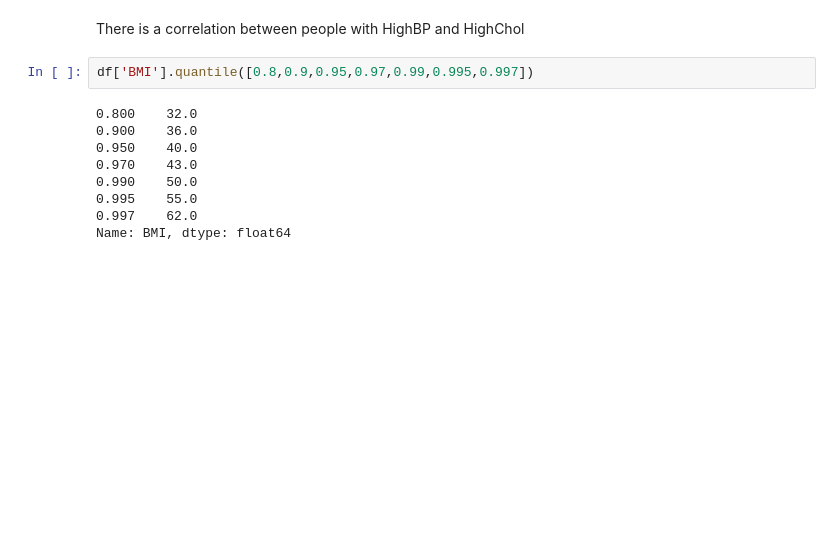
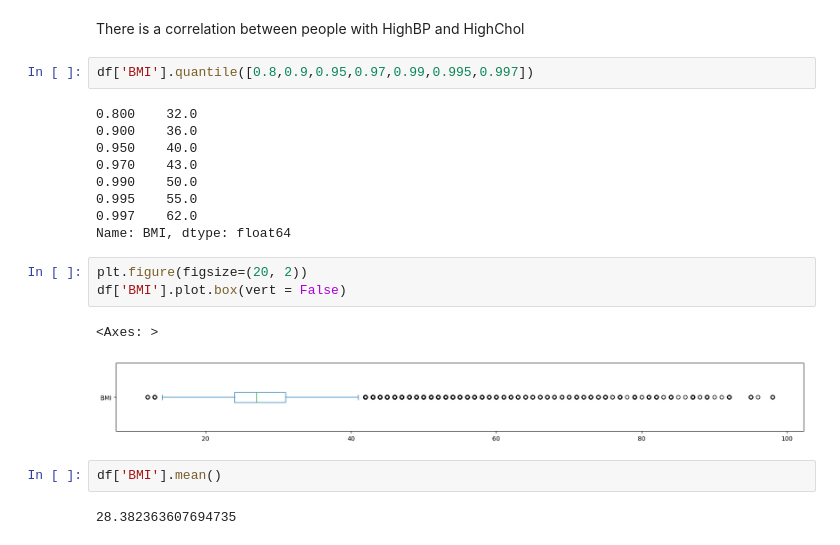
Before and after one commit to albertodavincishekhawat/BasicMachineLearning, a Jupyter notebook: ML.ipynb, the cells around one changed output. Saved outputs shown, nothing was run; the diff lists cells and outputs as text; blank space fills up the shorter version.

```diff
--- a/ML.ipynb
+++ b/ML.ipynb
@@ -399,3 +400,13 @@ df['BMI'].quantile([0.8,0.9,0.95,0.97,0.99,0.995,0.997])
 0.995    55.0
 0.997    62.0
 Name: BMI, dtype: float64
+# %%
+plt.figure(figsize=(20, 2))
+df['BMI'].plot.box(vert = False)
+# %% [output]
+<Axes: >
+[figure, added]
+# %%
+df['BMI'].mean()
+# %% [output]
+28.382363607694735
```
Also changed, not shown: parts of 9 cells of this notebook.
